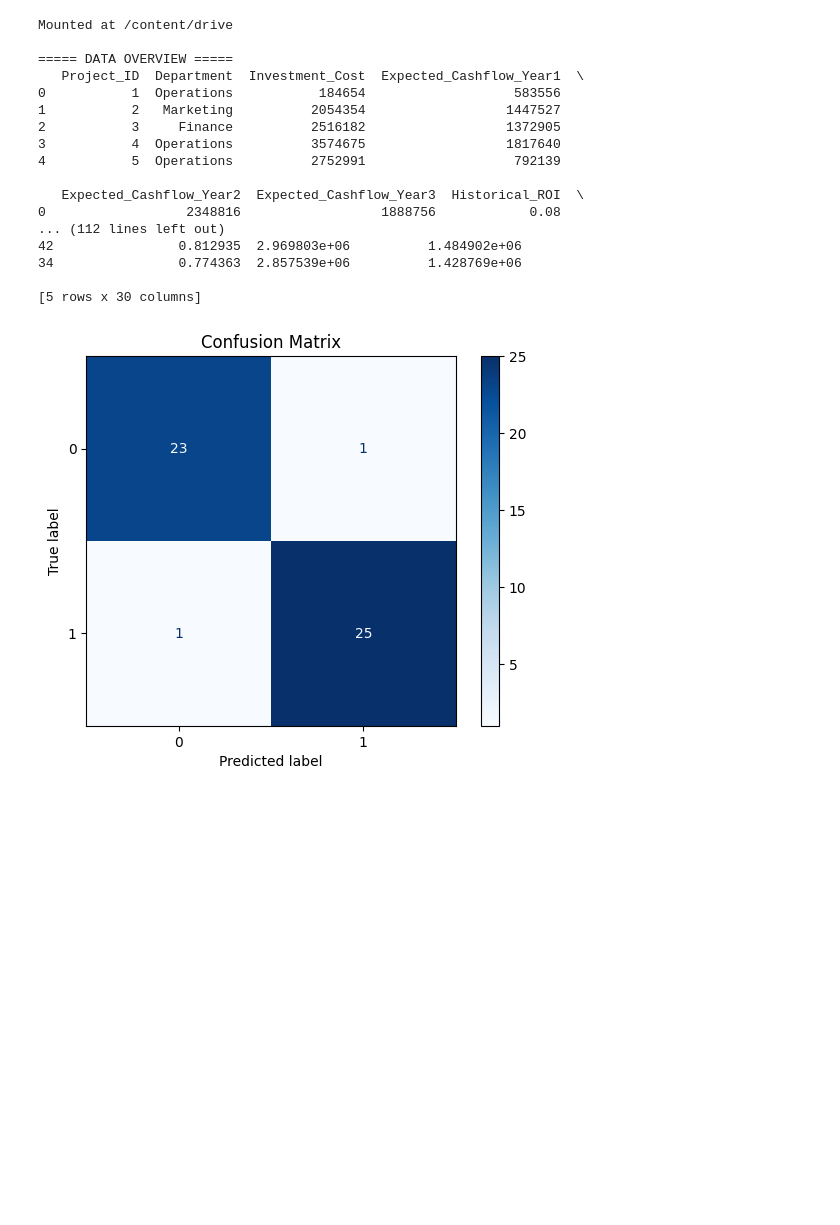
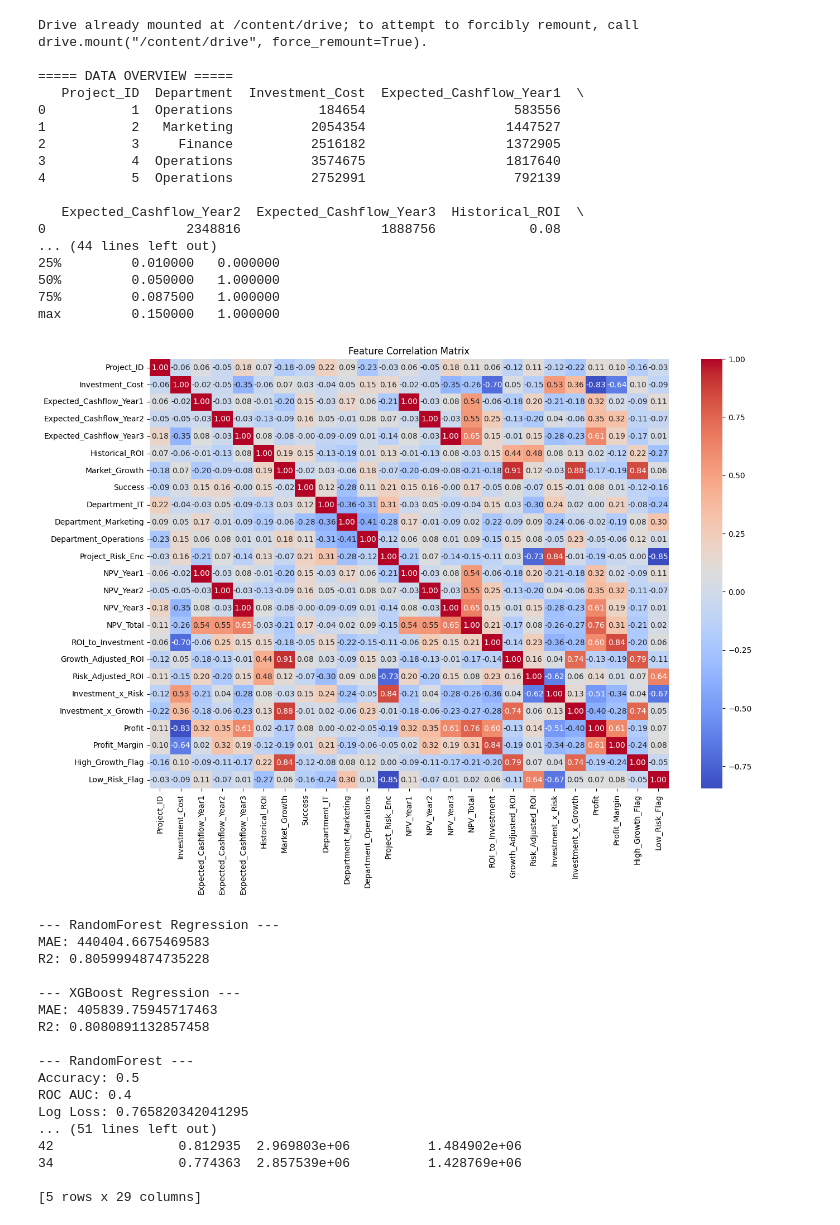
Before and after one commit to Susmita87/iitb-projects, a Jupyter notebook: problem-statement-1.ipynb, the cells around one changed output. Saved outputs shown, nothing was run; the diff lists cells and outputs as text; code cells hidden in the pictures; blank space fills up the shorter version.

```diff
--- a/problem-statement-1.ipynb
+++ b/problem-statement-1.ipynb
@@ -6,6 +6,7 @@ import pandas as pd
 import numpy as np
 import matplotlib.pyplot as plt
 import shap
+import seaborn as sns
 
 from google.colab import drive
 from sklearn.model_selection import train_test_split
@@ -46,6 +47,7 @@ df_mod = pd.get_dummies(df_mod, columns=['Department'], drop_first=True)
 # Risk encoding
 risk_map = {'Low': 0, 'Medium': 1, 'High': 2}
 df_mod['Project_Risk_Enc'] = df_mod['Project_Risk'].map(risk_map)
+df_mod = df_mod.drop(columns=['Project_Risk']) # Drop original string column after encoding
 
 
 # =========================================
@@ -77,13 +79,21 @@ df_mod['Profit_Margin'] = df_mod['Profit'] / (df_mod['Investment_Cost'] + 1)
 df_mod['High_Growth_Flag'] = (df_mod['Market_Growth'] > df_mod['Market_Growth'].median()).astype(int)
 df_mod['Low_Risk_Flag'] = (df_mod['Project_Risk_Enc'] == 0).astype(int)
 
+# =========================================
+# 5. CORRELATION MATRIX
+# =========================================
+plt.figure(figsize=(15, 10))
+sns.heatmap(df_mod.corr(), annot=True, cmap='coolwarm', fmt='.2f')
+plt.title('Feature Correlation Matrix')
+plt.show()
+
 
 # =========================================
-# 5. FEATURE / TARGET SPLIT
+# 6. FEATURE / TARGET SPLIT
 # =========================================
 
 drop_cols = [
-    'Project_ID', 'NPV_Total', 'Success', 'Project_Risk',
+    'Project_ID', 'NPV_Total', 'Success',
     'Expected_Cashflow_Year1', 'Expected_Cashflow_Year2', 'Expected_Cashflow_Year3'
 ]
 
@@ -93,7 +103,7 @@ y_clf = df_mod['Success']
 
 
 # =========================================
-# 6. TRAIN-TEST SPLIT
+# 7. TRAIN-TEST SPLIT
 # =========================================
 X_train, X_test, y_reg_train, y_reg_test, y_clf_train, y_clf_test = train_test_split(
     X, y_reg, y_clf, test_size=0.2, random_state=42
@@ -101,7 +111,7 @@ X_train, X_test, y_reg_train, y_reg_test, y_clf_train, y_clf_test = train_test_s
 
 
 # =========================================
-# 7. SCALING (FOR LOGISTIC)
+# 8. SCALING (FOR LOGISTIC)
 # =========================================
 scaler = StandardScaler()
 X_train_scaled = scaler.fit_transform(X_train)
@@ -109,7 +119,7 @@ X_test_scaled = scaler.transform(X_test)
 
 
 # =========================================
-# 8. MODEL TRAINING
+# 9. MODEL TRAINING
 # =========================================
 
 # Regression Models
@@ -130,7 +140,7 @@ xgb_clf.fit(X_train, y_clf_train)
 
 
 # =========================================
-# 9. EVALUATION
+# 10. EVALUATION
 # =========================================
 
 def evaluate_regression(name, y_true, y_pred):
@@ -165,14 +175,14 @@ evaluate_classification("XGBoost", y_clf_test,
 
 
 # =========================================
-# 10. FINAL MODEL SELECTION
+# 11. FINAL MODEL SELECTION
 # =========================================
 final_reg_model = xgb_reg
 final_clf_model = xgb_clf
 
 
 # =========================================
-# 11. PREDICTIONS & BUSINESS METRICS
+# 12. PREDICTIONS & BUSINESS METRICS
 # =========================================
 df_mod['Predicted_Cashflow'] = final_reg_model.predict(X)
 df_mod['Predicted_Success_Prob'] = final_clf_model.predict_proba(X)[:,1]
@@ -193,7 +203,7 @@ print(df_ranked.head(5))
 
 
 # =========================================
-# 12. CONFUSION MATRIX
+# 13. CONFUSION MATRIX
 # =========================================
 cm = confusion_matrix(y_clf, final_clf_model.predict(X))
 ConfusionMatrixDisplay(cm).plot(cmap='Blues')
@@ -202,7 +212,7 @@ plt.show()
 
 
 # =========================================
-# 13. FEATURE IMPORTANCE
+# 14. FEATURE IMPORTANCE
 # =========================================
 def plot_importance(model, title):
     importance = pd.Series(model.feature_importances_, index=X.columns).sort_values()
@@ -211,38 +221,55 @@ def plot_importance(model, title):
     plt.show()
 
 plot_importance(final_reg_model, "Regression Feature Importance")
 plot_importance(final_clf_model, "Classification Feature Importance")
 
 
 # =========================================
-# 14. SHAP EXPLAINABILITY
+# 15. SHAP EXPLAINABILITY
 # =========================================
 X_train_shap = X_train.astype(float)
 X_test_shap = X_test.astype(float)
 
 print("\nGenerating SHAP plots...")
 
 explainer = shap.Explainer(final_reg_model, X_train_shap)
 shap.summary_plot(explainer(X_test_shap), X_test_shap)
 
 explainer = shap.Explainer(final_clf_model, X_train_shap)
 shap.summary_plot(explainer(X_test_shap), X_test_shap)
 # %% [output]
-Mounted at /content/drive
+Drive already mounted at /content/drive; to attempt to forcibly remount, call drive.mount("/content/drive", force_remount=True).
 
 ===== DATA OVERVIEW =====
    Project_ID  Department  Investment_Cost  Expected_Cashflow_Year1  \
 0           1  Operations           184654                   583556
 1           2   Marketing          2054354                  1447527
 2           3     Finance          2516182                  1372905
 3           4  Operations          3574675                  1817640
 4           5  Operations          2752991                   792139
 
    Expected_Cashflow_Year2  Expected_Cashflow_Year3  Historical_ROI  \
 0                  2348816                  1888756            0.08
-... (112 lines left out)
-42                0.812935  2.969803e+06          1.484902e+06
-34                0.774363  2.857539e+06          1.428769e+06
-
-[5 rows x 30 columns]
+... (44 lines left out)
+25%         0.010000   0.000000
+50%         0.050000   1.000000
+75%         0.087500   1.000000
+max         0.150000   1.000000
-[figure, old version]
+[figure, new version]
+--- RandomForest Regression ---
+MAE: 440404.6675469583
+R2: 0.8059994874735228
+
+--- XGBoost Regression ---
+MAE: 405839.75945717463
+R2: 0.8080891132857458
+
+--- RandomForest ---
+Accuracy: 0.5
+ROC AUC: 0.4
+Log Loss: 0.765820342041295
+... (51 lines left out)
+42                0.812935  2.969803e+06          1.484902e+06
+34                0.774363  2.857539e+06          1.428769e+06
+
+[5 rows x 29 columns]
```
Also changed, not shown: parts of 1 cell of this notebook.
